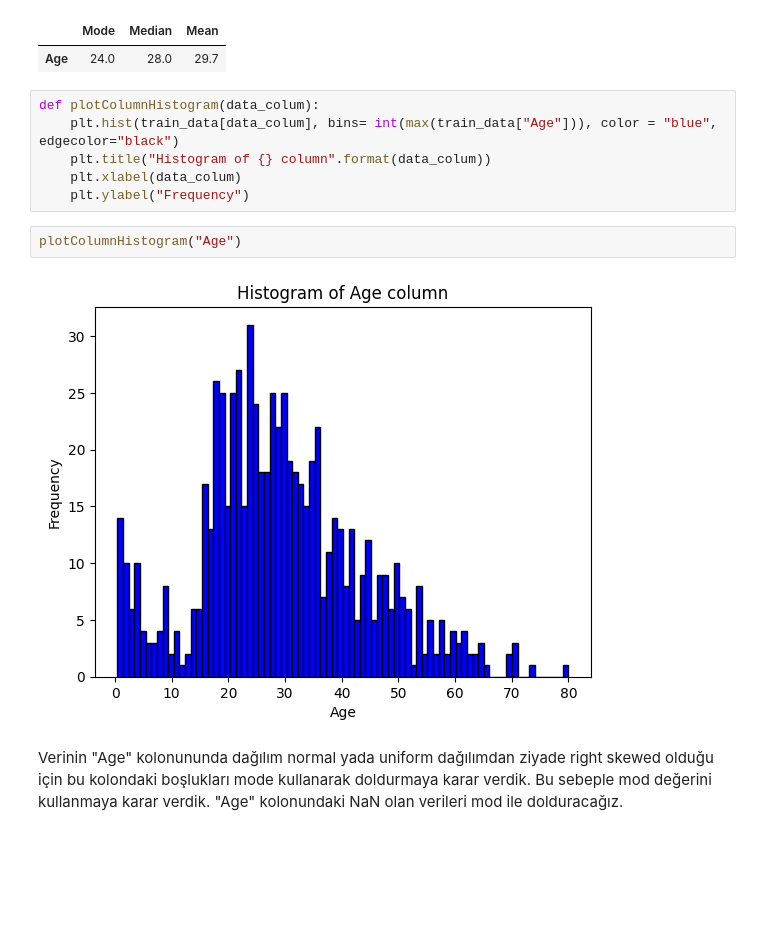
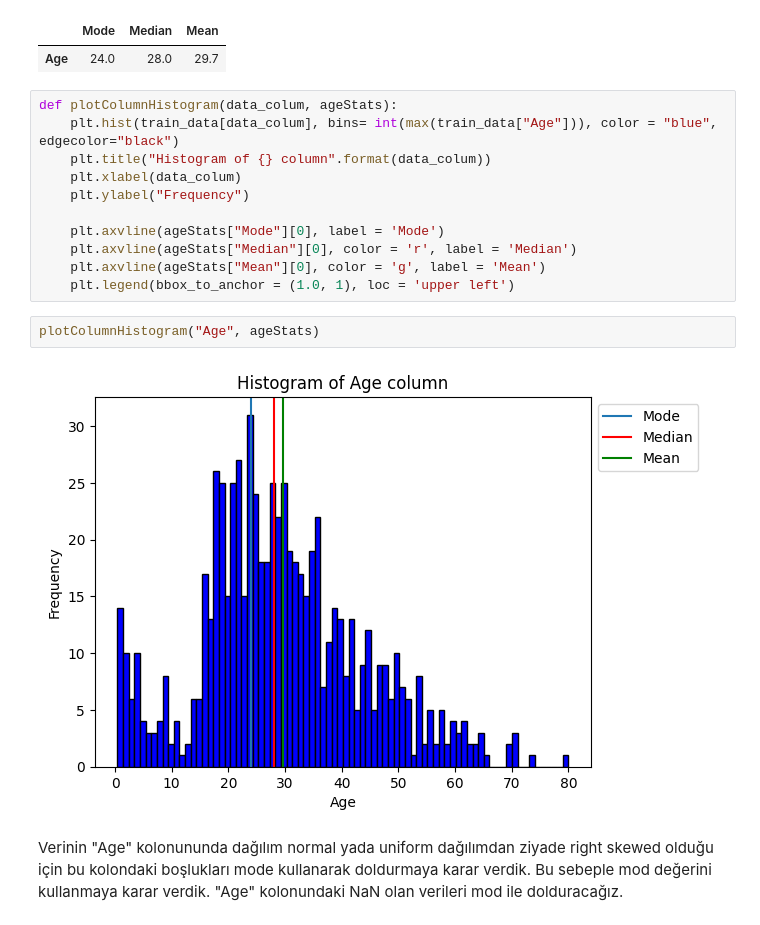
Before and after one commit to mrvrumelli/titanic_test, a Jupyter notebook: titanic.ipynb, the cells around one changed output. Cells and saved outputs as stored; diff of their text form; blank space fills up the shorter version.

Commit message:
Adding line for 'Mode', 'Median' and 'Mean' to histogram

```diff
--- a/titanic.ipynb
+++ b/titanic.ipynb
@@ -82,15 +82,20 @@ ageStats
 |  | Mode | Median | Mean |
 | Age | 24.0 | 28.0 | 29.7 |
 # %%
-def plotColumnHistogram(data_colum):
+def plotColumnHistogram(data_colum, ageStats):
     plt.hist(train_data[data_colum], bins= int(max(train_data["Age"])), color = "blue", edgecolor="black")
     plt.title("Histogram of {} column".format(data_colum))
     plt.xlabel(data_colum)
     plt.ylabel("Frequency")
+
+    plt.axvline(ageStats["Mode"][0], label = 'Mode')
+    plt.axvline(ageStats["Median"][0], color = 'r', label = 'Median')
+    plt.axvline(ageStats["Mean"][0], color = 'g', label = 'Mean')
+    plt.legend(bbox_to_anchor = (1.0, 1), loc = 'upper left')
 # %%
-plotColumnHistogram("Age")
+plotColumnHistogram("Age", ageStats)
 # %% [output]
-[figure, old version]
+[figure, new version]
 # %% [markdown]
 Verinin "Age" kolonununda dağılım normal yada uniform dağılımdan ziyade right skewed olduğu için bu kolondaki boşlukları mode kullanarak doldurmaya karar verdik. Bu sebeple mod değerini kullanmaya karar verdik. "Age" kolonundaki NaN olan verileri mod ile dolduracağız.
 # %%
```
